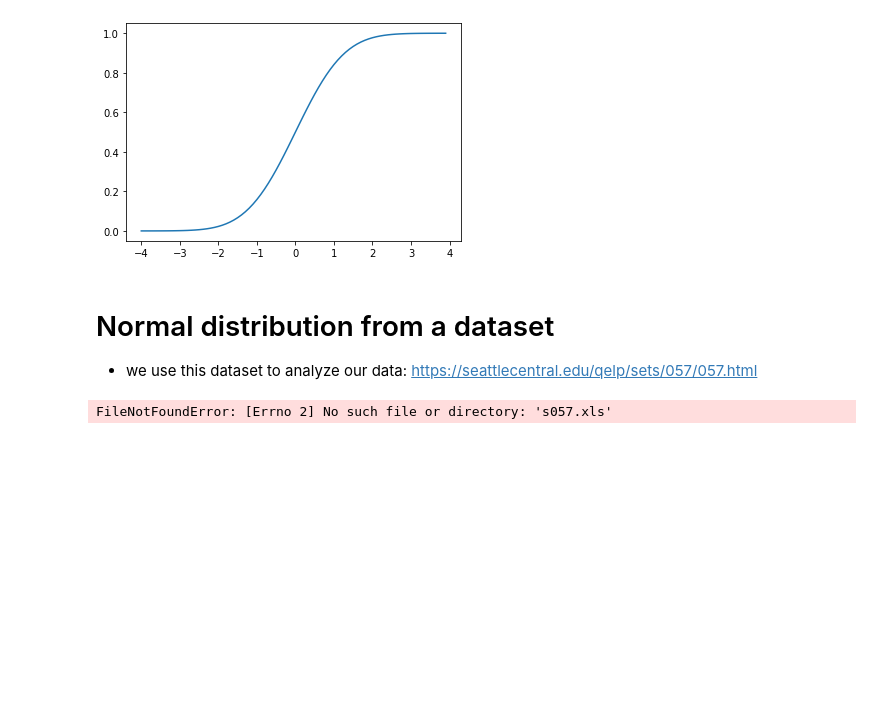
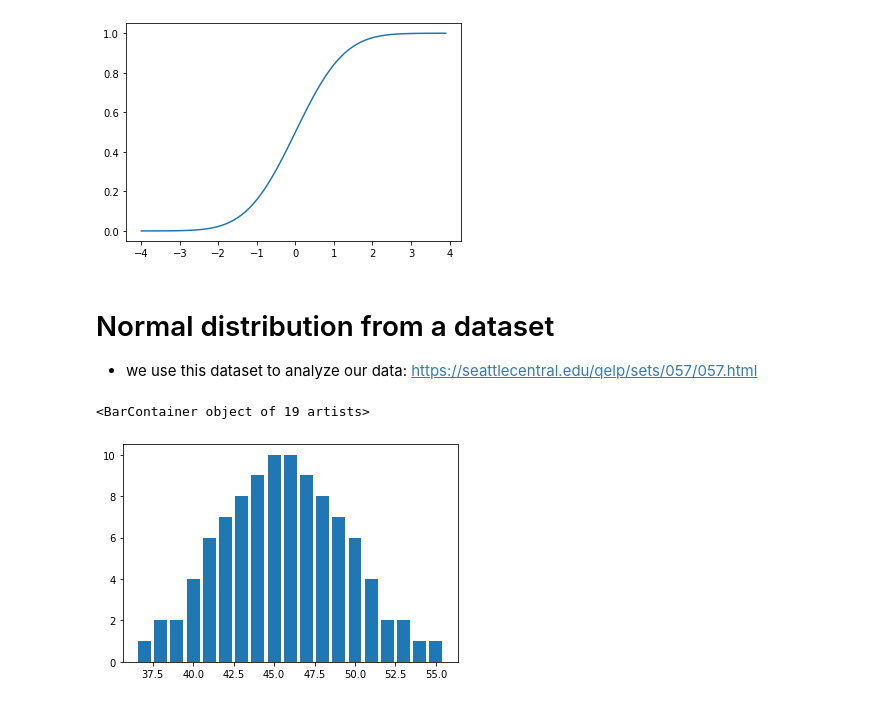
Before and after one commit to alejandrodf1/Binomial_distribution_python, a Jupyter notebook: normal_distribution.ipynb, the cells around one changed output. Saved outputs shown, nothing was run; the diff lists cells and outputs as text; code cells hidden in the pictures; blank space fills up the shorter version.

Commit message:
Finish normal distribution

```diff
--- a/normal_distribution.ipynb
+++ b/normal_distribution.ipynb
@@ -44,7 +44,11 @@ plt.plot(x,y)                                     #cumulative distribution plot
 # %% [markdown]
 # Normal distribution from a dataset
 * we use this dataset to analyze our data: https://seattlecentral.edu/qelp/sets/057/057.html
-# %%
-df = pd.read_excel('s057.xls')  #read the file
-# %% [output]
-FileNotFoundError: [Errno 2] No such file or directory: 's057.xls'
+# %%
+df = pd.read_excel('/work/probabilistics_distributions_python/s057.xls')  #read the file
+arr = df['Normally Distributed Housefly Wing Lengths'].values[4:]
+values, dist = np.unique(arr, return_counts= True)
+plt.bar(values, dist)
+# %% [output]
+<BarContainer object of 19 artists>
+[figure, added]
```
Also changed, not shown: parts of 2 cells of this notebook.
